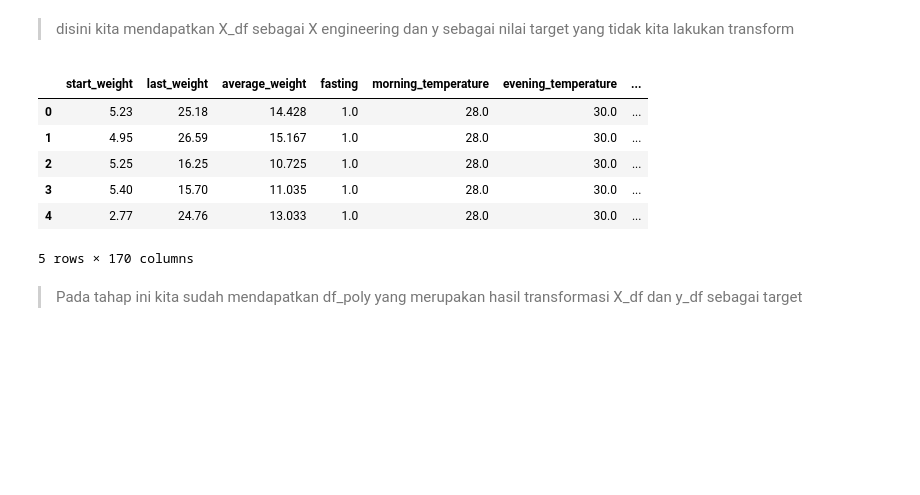
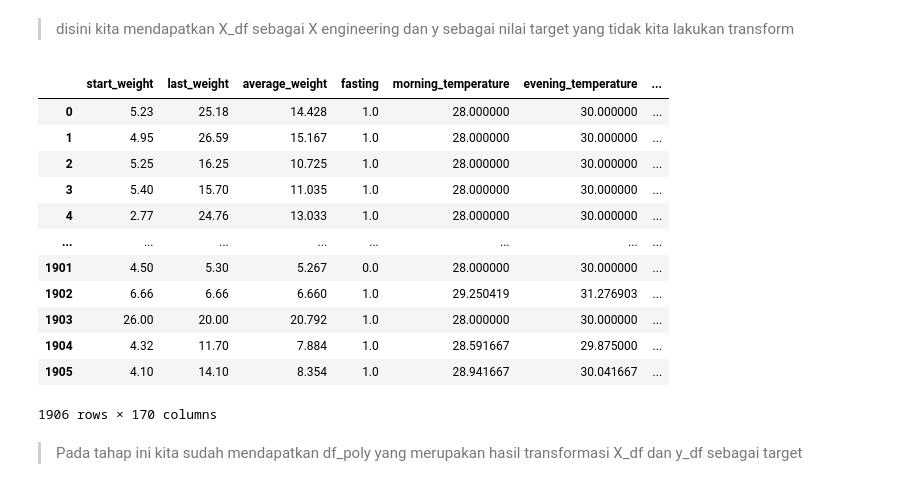
Before and after one commit to sugengdcahyo/shrimp-prediction, a Jupyter notebook: 02-Filter Based Feature Selection.ipynb, the cells around one changed output. Drawn from its saved outputs; the diff is of its cells as text; code cells hidden in the pictures; blank space fills up the shorter version.

```diff
--- a/02-Filter Based Feature Selection.ipynb
+++ b/02-Filter Based Feature Selection.ipynb
@@ -110,15 +127,21 @@ features_names = poly.get_feature_names_out(X_df.columns)
 # %%
 df_poly = pd.DataFrame(X_poly, columns=features_names)
 # %%
-df_poly.head()
+df_poly
 # %% [output]
 |  | start_weight | last_weight | average_weight | fasting | morning_temperature | evening_temperature | ... |
-| 0 | 5.23 | 25.18 | 14.428 | 1.0 | 28.0 | 30.0 | ... |
-| 1 | 4.95 | 26.59 | 15.167 | 1.0 | 28.0 | 30.0 | ... |
-| 2 | 5.25 | 16.25 | 10.725 | 1.0 | 28.0 | 30.0 | ... |
-| 3 | 5.40 | 15.70 | 11.035 | 1.0 | 28.0 | 30.0 | ... |
-| 4 | 2.77 | 24.76 | 13.033 | 1.0 | 28.0 | 30.0 | ... |
+| 0 | 5.23 | 25.18 | 14.428 | 1.0 | 28.000000 | 30.000000 | ... |
+| 1 | 4.95 | 26.59 | 15.167 | 1.0 | 28.000000 | 30.000000 | ... |
+| 2 | 5.25 | 16.25 | 10.725 | 1.0 | 28.000000 | 30.000000 | ... |
+| 3 | 5.40 | 15.70 | 11.035 | 1.0 | 28.000000 | 30.000000 | ... |
+| 4 | 2.77 | 24.76 | 13.033 | 1.0 | 28.000000 | 30.000000 | ... |
+| ... | ... | ... | ... | ... | ... | ... | ... |
+| 1901 | 4.50 | 5.30 | 5.267 | 0.0 | 28.000000 | 30.000000 | ... |
+| 1902 | 6.66 | 6.66 | 6.660 | 1.0 | 29.250419 | 31.276903 | ... |
+| 1903 | 26.00 | 20.00 | 20.792 | 1.0 | 28.000000 | 30.000000 | ... |
+| 1904 | 4.32 | 11.70 | 7.884 | 1.0 | 28.591667 | 29.875000 | ... |
+| 1905 | 4.10 | 14.10 | 8.354 | 1.0 | 28.941667 | 30.041667 | ... |
-5 rows × 170 columns
+1906 rows × 170 columns
 # %% [markdown]
 > Pada tahap ini kita sudah mendapatkan df_poly yang merupakan hasil transformasi X_df dan y_df sebagai target
 # %%
```
Also changed, not shown: parts of 9 cells of this notebook, 11 other files.
